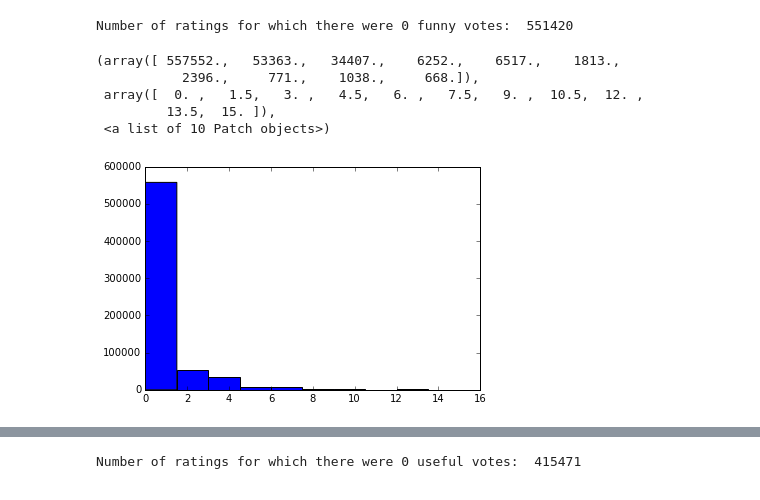
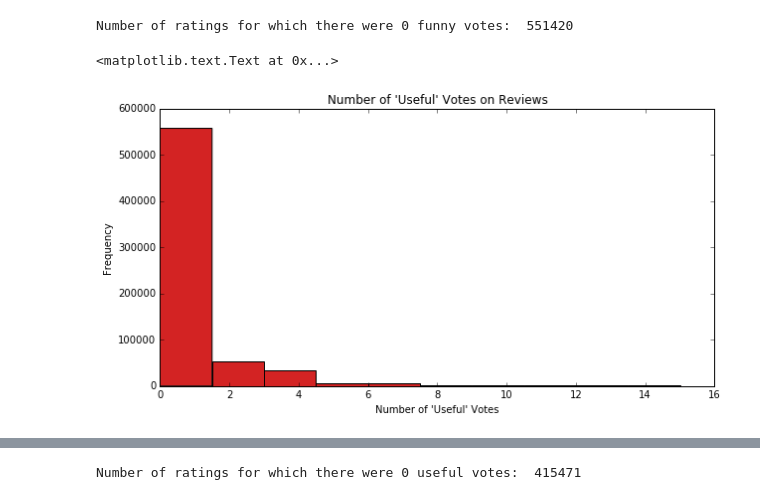
Before and after one commit to mkane12/CS109a_Final_Project, a Jupyter notebook: python/basic_histograms.ipynb, the cells around one changed output, grey strips where cells are left out. Cells and saved outputs as stored; diff of their text form; code cells hidden in the pictures.

```diff
--- a/python/basic_histograms.ipynb
+++ b/python/basic_histograms.ipynb
@@ -55,13 +52,15 @@ plt.y_label('Frequency')
 print 'Number of ratings for which there were 0 funny votes: ', len(data['funny']) - len(data['funny'].iloc[data['funny'].nonzero()[0]])
 # %% [output]
 Number of ratings for which there were 0 funny votes:  551420
-# %%
-plt.hist(data['useful'], range=[0, 15])
-# %% [output]
-(array([ 557552.,   53363.,   34407.,    6252.,    6517.,    1813.,
-           2396.,     771.,    1038.,     668.]),
- array([  0. ,   1.5,   3. ,   4.5,   6. ,   7.5,   9. ,  10.5,  12. ,
-         13.5,  15. ]),
- <a list of 10 Patch objects>)
-[figure, removed]
+# %%
+# Plot data
+fig, ax = plt.subplots(1, 1, figsize = (10, 5))
+
+plt.hist(data['useful'], range=[0, 15], color='#d32323')
+plt.xlabel("Number of 'Useful' Votes")
+plt.ylabel('Frequency')
+plt.title("Number of 'Useful' Votes on Reviews")
+# %% [output]
+<matplotlib.text.Text at 0x...>
+[figure, added]
 # %%
```
Also changed, not shown: parts of 3 cells of this notebook, 3 other files.
